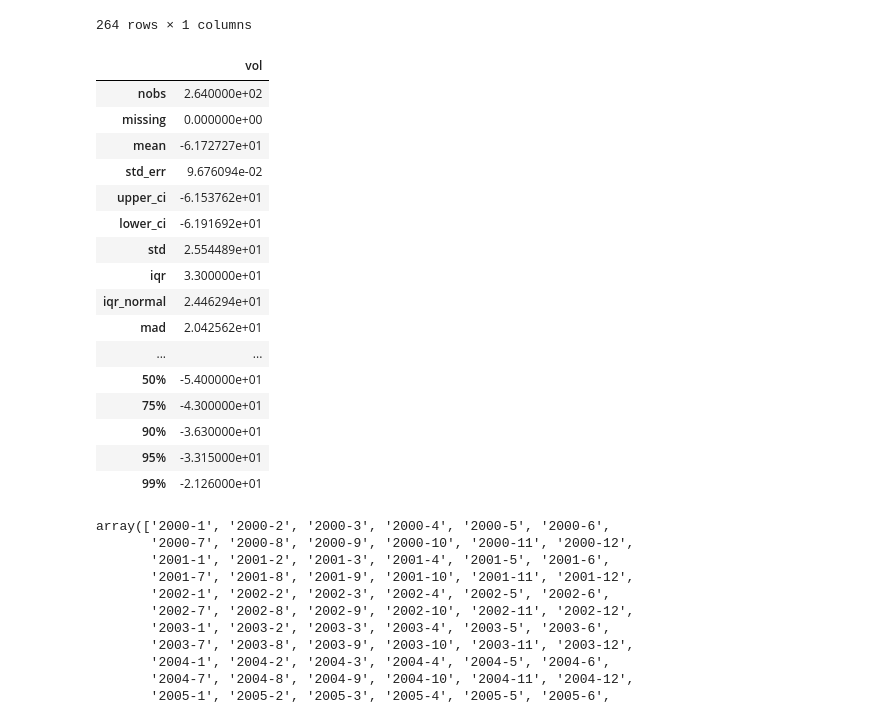
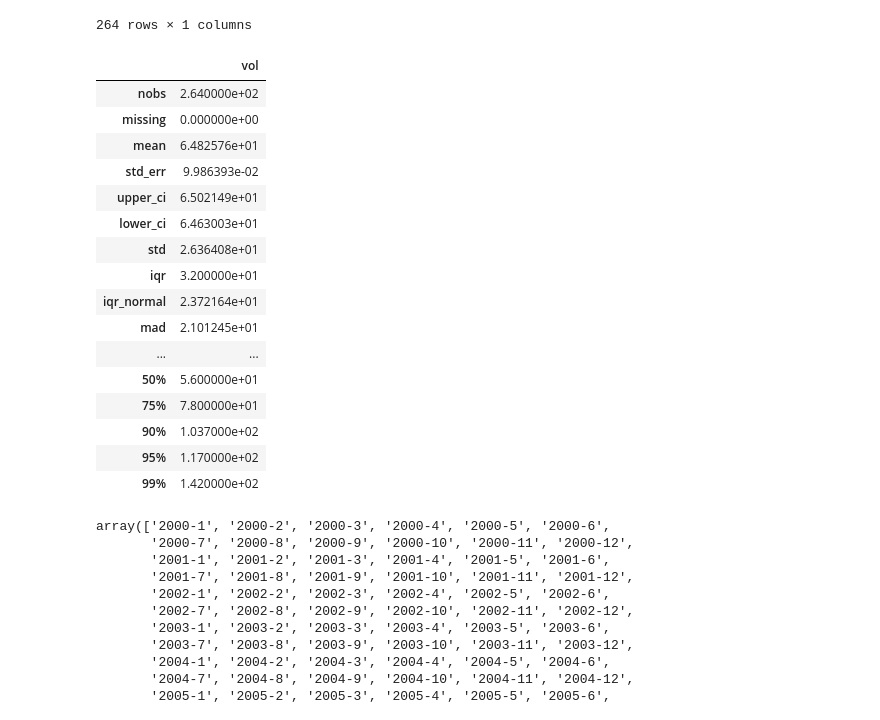
Before and after one commit to victoriawong1123/data_science_project, a Jupyter notebook: notebooks/assumptions.ipynb, the cells around one changed output. Drawn from its saved outputs; the diff is of its cells as text; code cells hidden in the pictures.

```diff
--- a/notebooks/assumptions.ipynb
+++ b/notebooks/assumptions.ipynb
@@ -72,27 +72,27 @@ target_uk
 264 rows × 1 columns
 # %%
 """Net M&A volume"""
-net_vol_monthly = target_uk - acquirer_uk
+net_vol_monthly = target_uk + acquirer_uk
 net_vol_monthly
 std.describe(net_vol_monthly)
 # %% [output]
 |  | vol |
 | nobs | 2.640000e+02 |
 | missing | 0.000000e+00 |
-| mean | -6.172727e+01 |
-| std_err | 9.676094e-02 |
-| upper_ci | -6.153762e+01 |
-| lower_ci | -6.191692e+01 |
-| std | 2.554489e+01 |
-| iqr | 3.300000e+01 |
-| iqr_normal | 2.446294e+01 |
-| mad | 2.042562e+01 |
+| mean | 6.482576e+01 |
+| std_err | 9.986393e-02 |
+| upper_ci | 6.502149e+01 |
+| lower_ci | 6.463003e+01 |
+| std | 2.636408e+01 |
+| iqr | 3.200000e+01 |
+| iqr_normal | 2.372164e+01 |
+| mad | 2.101245e+01 |
 | ... | ... |
-| 50% | -5.400000e+01 |
-| 75% | -4.300000e+01 |
-| 90% | -3.630000e+01 |
-| 95% | -3.315000e+01 |
-| 99% | -2.126000e+01 |
+| 50% | 5.600000e+01 |
+| 75% | 7.800000e+01 |
+| 90% | 1.037000e+02 |
+| 95% | 1.170000e+02 |
+| 99% | 1.420000e+02 |
 # %%
 """Setting index"""
 net_vol_monthly.index.values.astype(str)
```
Also changed, not shown: parts of 25 cells of this notebook, 3 other files.
